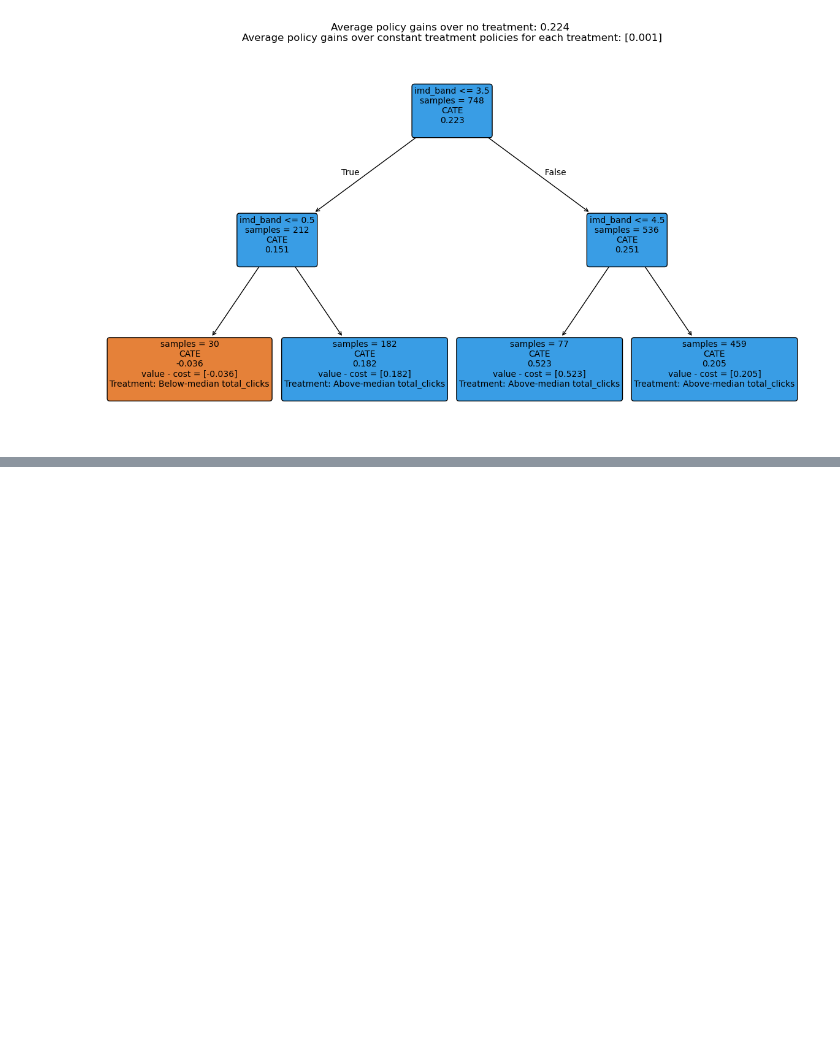
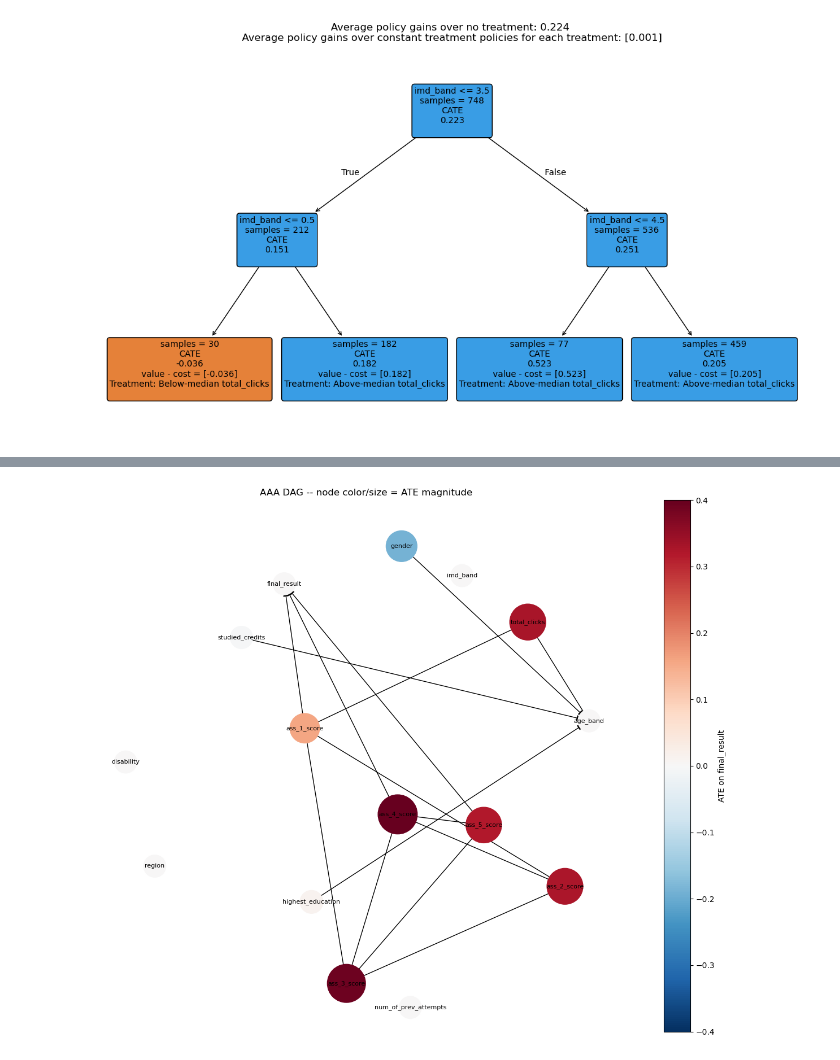
Before and after one commit to dishayayyy/Stage1_RQ2, a Jupyter notebook: AAA_RQ2.ipynb, the cells around one changed output, grey strips where cells are left out. Drawn from its saved outputs; the diff is of its cells as text; code cells hidden in the pictures; blank space fills up the shorter version.

```diff
--- a/AAA_RQ2.ipynb
+++ b/AAA_RQ2.ipynb
@@ -463,0 +498,36 @@ plt.show()
+# %%
+# Cell 16: DAG with nodes colored/sized by ATE magnitude
+
+import networkx as nx
+
+G = nx.DiGraph()
+edges = [
+    ('gender', 'age_band'), ('highest_education', 'age_band'), ('studied_credits', 'age_band'),
+    ('age_band', 'total_clicks'), ('total_clicks', 'ass_1_score'),
+    ('ass_1_score', 'ass_2_score'), ('ass_1_score', 'ass_3_score'), ('ass_1_score', 'final_result'),
+    ('ass_2_score', 'ass_3_score'), ('ass_2_score', 'ass_4_score'),
+    ('ass_3_score', 'ass_4_score'), ('ass_3_score', 'ass_5_score'),
+    ('ass_4_score', 'ass_5_score'), ('ass_4_score', 'final_result'),
+    ('ass_5_score', 'final_result'),
+]
+G.add_edges_from(edges)
+G.add_nodes_from(['region', 'imd_band', 'disability', 'num_of_prev_attempts'])  # isolated/disconnected
+
+ate_lookup = dict(zip(results_df['treatment'], results_df['ate']))
+node_colors = [ate_lookup.get(n, 0) for n in G.nodes()]
+node_sizes = [800 + 4000 * abs(ate_lookup.get(n, 0)) for n in G.nodes()]
+
+pos = nx.spring_layout(G, seed=42, k=1.5)
+plt.figure(figsize=(12, 10))
+nodes = nx.draw_networkx_nodes(G, pos, node_color=node_colors, node_size=node_sizes,
+                                 cmap='RdBu_r', vmin=-0.4, vmax=0.4)
+nx.draw_networkx_edges(G, pos, arrows=True, arrowsize=15)
+nx.draw_networkx_labels(G, pos, font_size=8)
+plt.colorbar(nodes, label='ATE on final_result')
+plt.title('AAA DAG -- node color/size = ATE magnitude')
+plt.axis('off')
+plt.tight_layout()
+plt.savefig(os.path.join(save_dir, "AAA_DAG_with_ATE.png"), dpi=150, bbox_inches='tight')
+plt.show()
+# %% [output]
+[figure, added]
```
Also changed, not shown: parts of 11 cells of this notebook, 3 other files.
